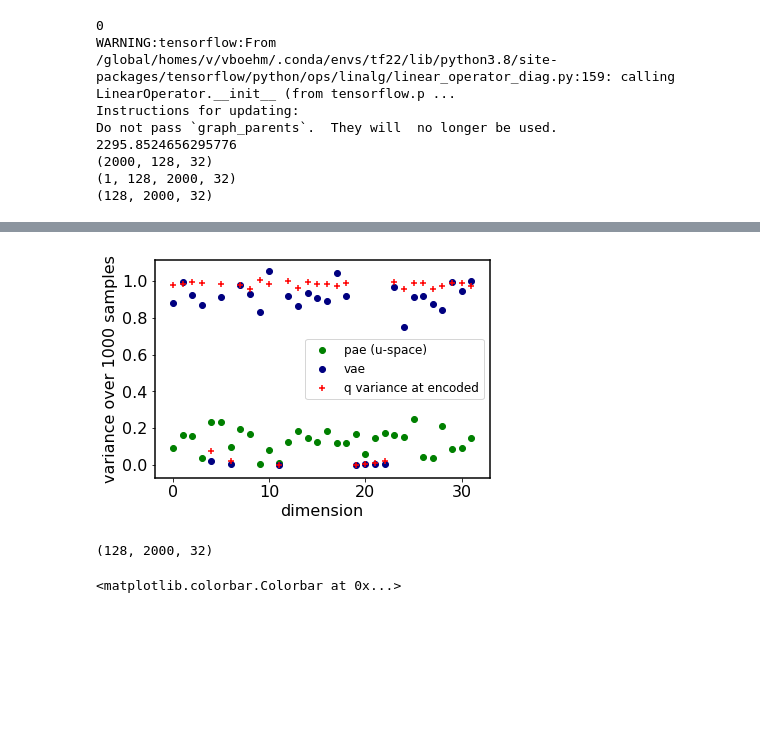
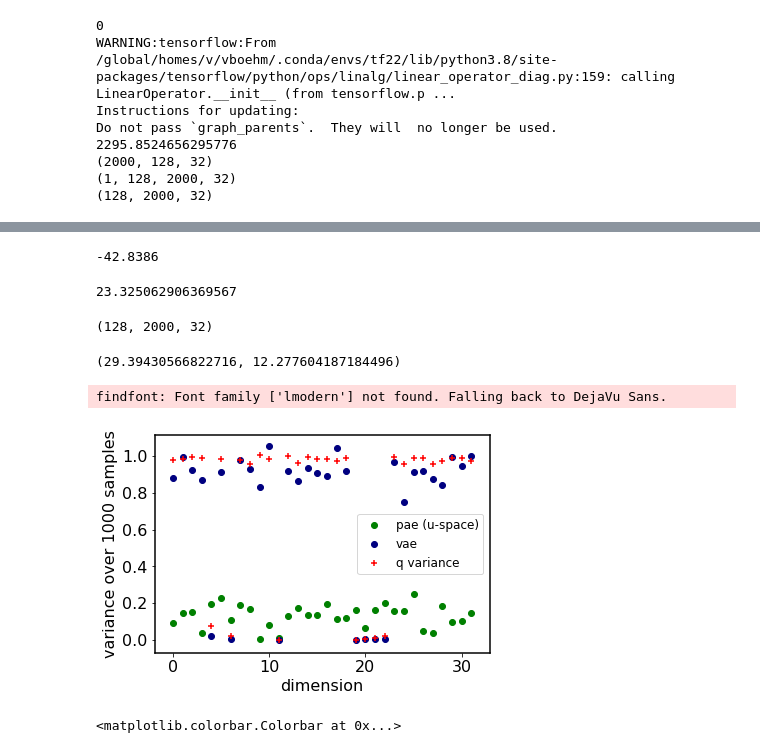
Before and after one commit to VMBoehm/PAE, a Jupyter notebook: notebooks/tf2/FMNIST_sampler-VAE.ipynb, the cells around one changed output, grey strips where cells are left out. Drawn from its saved outputs; the diff is of its cells as text; code cells hidden in the pictures; blank space fills up the shorter version.

Commit message:
info gain

```diff
--- a/notebooks/tf2/FMNIST_sampler-VAE.ipynb
+++ b/notebooks/tf2/FMNIST_sampler-VAE.ipynb
@@ -275,0 +259,4 @@ samples=samples[0]
+# %%
+burnin=300
+ntreelevel=8
+samples = np.load(os.path.join('/global/cscratch1/sd/vboehm/PAE_samples/FMNIST/latent_dim32/VAE/samples','NUTS_FMNIST_latent_dim%d_burnin%d_ntreelevel%d_1batch2000.npy'%(params['latent_size'], burnin, ntreelevel)))
@@ -292,26 +292,47 @@ min(vae_var)
+# %%
+print(diff_ent)
+# %% [output]
+-42.8386
+# %%
+def inf_gain(var,mean):
+    return 1/2*sum(var+mean**2-1-np.log(var))
+print(inf_gain(vae_var,vae_mean))
+# %% [output]
+23.325062906369567
+# %%
+inf_gains=[]
+print(samples.shape)
+for ii in range(len(samples)):
+    var  = np.var(samples[ii],axis=0).flatten()
+    mean = np.mean(samples[ii],axis=0).flatten()
+    inf_gains.append(inf_gain(var,mean))
+# %% [output]
+(128, 2000, 32)
+# %%
+np.mean(inf_gains), np.std(inf_gains)
+# %% [output]
+(29.39430566822716, 12.277604187184496)
 # %%
-pae_var = np.array([0.09100613, 0.16388181, 0.15545058, 0.03833093, 0.23313592,
-       0.23419072, 0.09919265, 0.19521387, 0.17031798, 0.0066767 ,
-       0.08155271, 0.01068338, 0.12547153, 0.18597391, 0.14933176,
-       0.12355195, 0.18546812, 0.1216501 , 0.11974394, 0.16818555,
-       0.06258076, 0.14800258, 0.17249948, 0.1661924 , 0.1539843 ,
-       0.24898584, 0.04134217, 0.03635511, 0.213254  , 0.08969364,
-       0.09465693, 0.14881563], dtype=np.float32)
+pae_var = np.array([0.09181955, 0.14972927, 0.15219298, 0.03804834, 0.19877668,
+       0.2286741 , 0.10740907, 0.19130428, 0.16725737, 0.00594835,
+       0.08420859, 0.01141137, 0.13337286, 0.17469847, 0.13827796,
+       0.13560459, 0.19448651, 0.11219138, 0.11827705, 0.16111968,
+       0.06591393, 0.16530949, 0.20237745, 0.15819022, 0.15671445,
+       0.24997373, 0.0503151 , 0.03967091, 0.18444918, 0.09823425,
+       0.10182273, 0.14639531], dtype=np.float32)
 # %%
 plt.scatter(np.arange(32),pae_var, label='pae (u-space)', color='green')
 plt.scatter(np.arange(32),vae_var, label='vae',color='navy')
-plt.scatter(np.arange(32),sigma_encoded**2, marker='+', color='red',label='q variance at encoded')
+plt.scatter(np.arange(32),sigma_encoded**2, marker='+', color='red',label='q variance ')
 plt.ylabel('variance over 1000 samples')
 plt.xlabel('dimension')
 plt.legend()
 plt.show()
 # %% [output]
+findfont: Font family ['lmodern'] not found. Falling back to DejaVu Sans.
-[figure, old version]
+[figure, new version]
 # %%
-s0 = np.squeeze(samples)[0]
-print(samples.shape)
+s0 = samples[0]
-# %% [output]
-(128, 2000, 32)
 # %%
 cov = np.dot(np.transpose((s0-s0.mean(axis=0))),s0-s0.mean(axis=0))/len(s0)
 # %%
```
Also changed, not shown: parts of 8 cells of this notebook, 2 other files.
